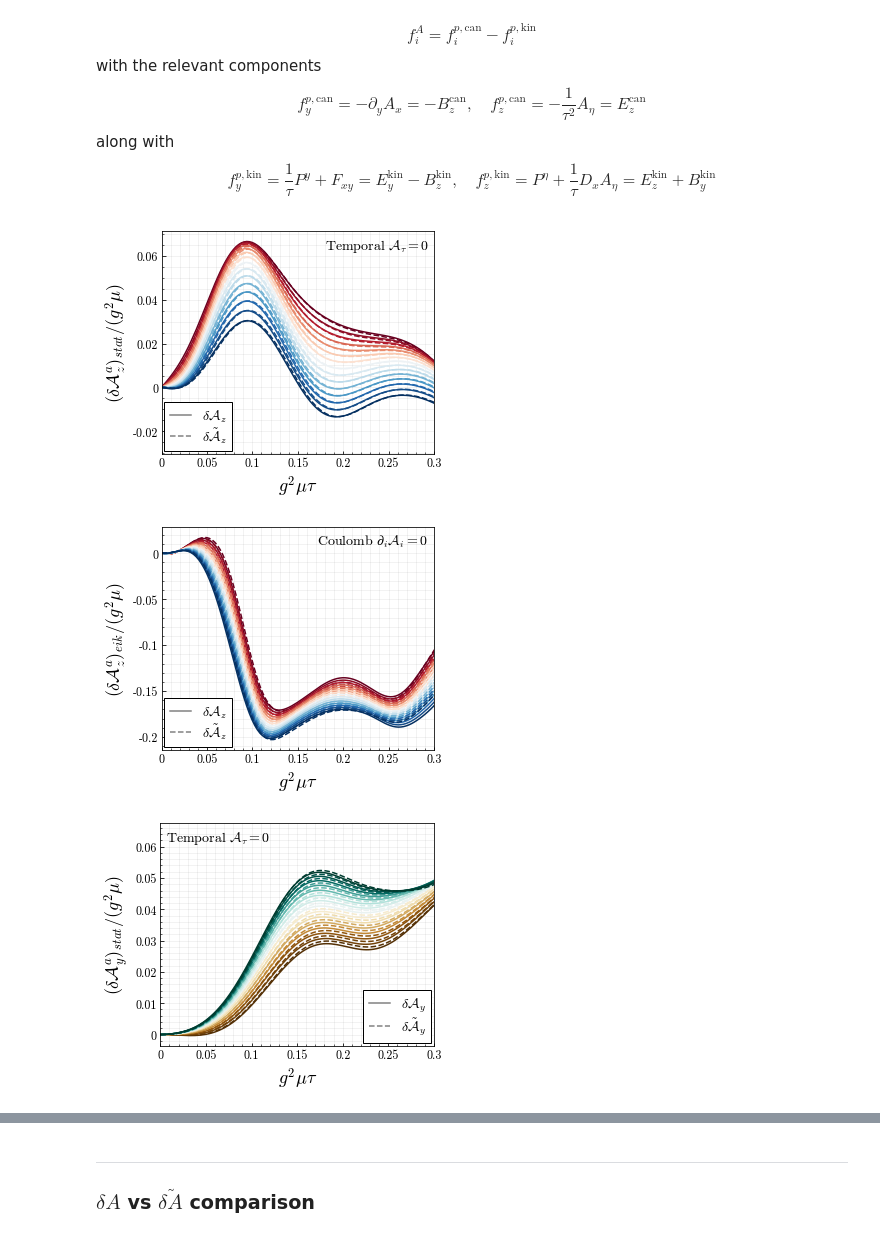
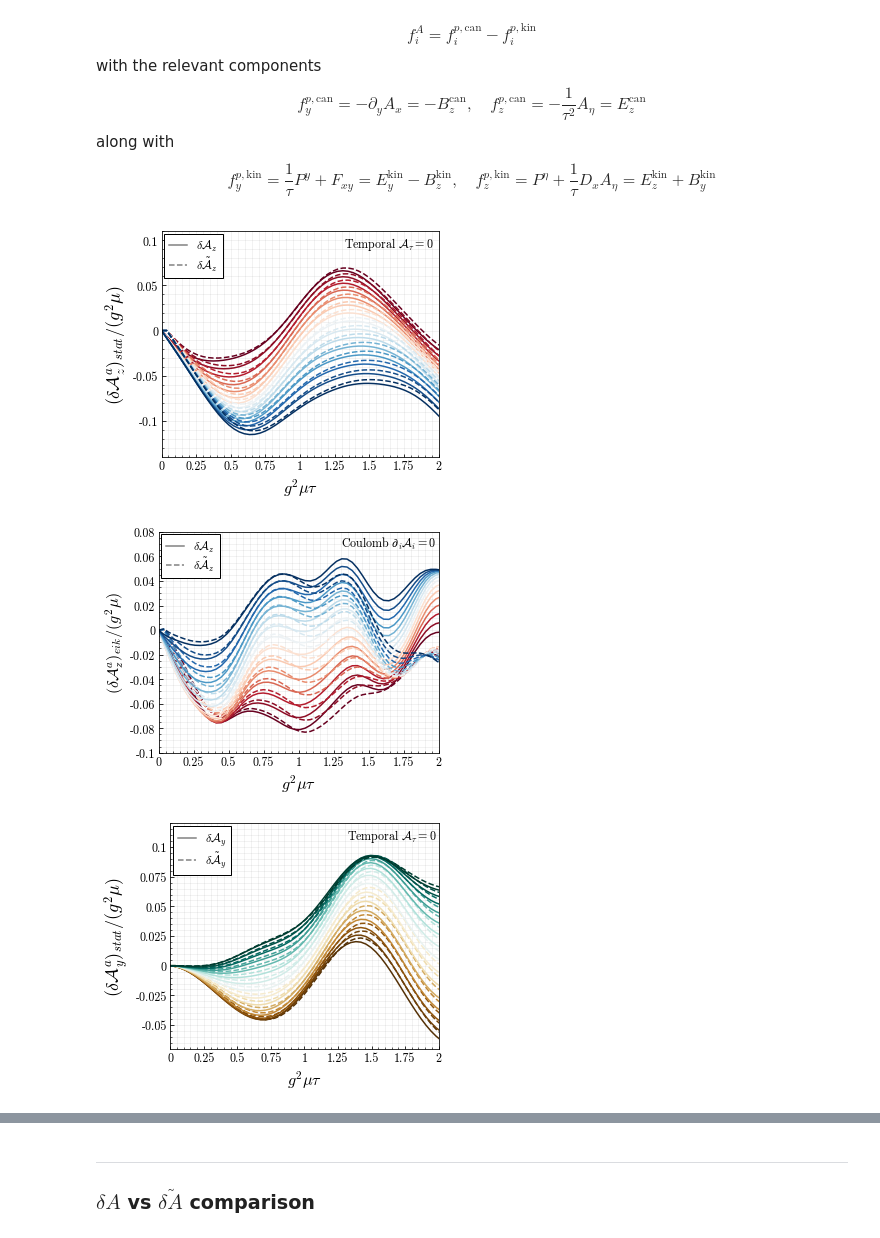
Before and after one commit to avramescudana/curraun, a Jupyter notebook: notebooks/classical_quantum_qhat_coulomb.ipynb, the cells around one changed output, grey strips where cells are left out. Drawn from its saved outputs; the diff is of its cells as text; code cells hidden in the pictures.

Commit message:
Latest plots for kinetic and canonic momentum paper.

```diff
--- a/notebooks/classical_quantum_qhat_coulomb.ipynb
+++ b/notebooks/classical_quantum_qhat_coulomb.ipynb
@@ -334,7 +356,7 @@ Coulomb gauge condition reached in 482 iterations with theta=9.48e-13
 # %%
 import pickle, os
 
-ntraj_save = 20  # only save first 20 trajectories for per-trajectory data
+ntraj_save = 40  # only save first 20 trajectories for per-trajectory data
 
 results = {
     # Simulation parameters
@@ -367,8 +389,8 @@ results = {
     # 'da_coulomb': da_coulomb[:, :ntraj_save],
 }
 
-# fname = f'qhat_coulomb_results_{quark}_n_{N}_{coulomb_gauge_mode}.pickle'
-fname = f'qhat_results_{quark}_n_{N}_{coulomb_gauge_mode}.pickle'
+fname = f'qhat_coulomb_results_{quark}_n_{N}_{coulomb_gauge_mode}_dimensionless_final.pickle'
+# fname = f'qhat_results_{quark}_n_{N}_{coulomb_gauge_mode}.pickle'
 with open(fname, 'wb') as f:
     pickle.dump(results, f, protocol=pickle.HIGHEST_PROTOCOL)
     f.flush()
@@ -632,8 +705,8 @@ cmap_rb = plt.cm.get_cmap('RdBu', 20)
 colors = [cmap_rb(i) for i in np.linspace(0, 1, ntraj)]
 
 i = 2  # z direction
-# na = 3  # algebra factor index (0-7 for SU(3)) eik
-na = 7  # algebra factor index (0-7 for SU(3)) stat
+# na = 5  # algebra factor index (0-7 for SU(3)) eik
+na = 3  # algebra factor index (0-7 for SU(3)) stat
 
 # Extract algebra factors from group elements
 def get_algebra_factor(data, traj_idx, direction, algebra_idx):
@@ -653,15 +726,16 @@ for j in range(ntraj):
     ax.plot(g2mu * tau, intfa_algebra * E0 / g2mu, linewidth=1.5, color=colors[j])
 
 # ax.set_xlim([0, max(tau)])
-ax.set_xlim([0, 0.3])
+ax.set_xlim([0, 2])
+ax.set_ylim([-0.14, 0.11])
 
 ax.xaxis.set_major_formatter(mticker.FuncFormatter(lambda x, _: '{:g}'.format(x)))
 ax.yaxis.set_major_formatter(mticker.FuncFormatter(lambda x, _: '{:g}'.format(x)))
 
-ax.xaxis.set_major_locator(mticker.MultipleLocator(0.05))
+ax.xaxis.set_major_locator(mticker.MultipleLocator(0.25))
 
-ax.set_xlabel(r"$g^2\mu\tau$", fontsize=18)
-# ax.set_ylabel(r"$(\delta \mathcal{A}^a_z)_{eik}/(g^2\mu)$", fontsize=18)
+ax.set_xlabel(r"$g^2\mu\tau$", fontsize=16)
+# ax.set_ylabel(r"$(\delta \mathcal{A}^a_z)_{eik}/(g^2\mu)$", fontsize=16)
 ax.set_ylabel(r"$(\delta \mathcal{A}^a_z)_{stat}/(g^2\mu)$", fontsize=18)
 ax.grid(which='major', color='gray', linestyle='-', linewidth=1, alpha=0.1)
 ax.tick_params(axis='both', which='major', direction='in', labelsize=12)
@@ -673,16 +747,16 @@ legend_elements = [
     Line2D([0], [0], color='gray', lw=1.5, linestyle='-', label=r'$\delta\mathcal{A}_z$'),
     Line2D([0], [0], color='gray', lw=1.5, linestyle='--', label=r'$\delta\tilde{\mathcal{A}}_z$'),
 ]
-legend1 = ax.legend(handles=legend_elements, fontsize=14, loc='lower left', handlelength=1.5, frameon=True, facecolor='white', edgecolor='black', framealpha=1.0, borderpad=0.1, labelspacing=0.1)
+legend1 = ax.legend(handles=legend_elements, fontsize=12, loc='upper left', handlelength=1.5, frameon=True, facecolor='white', edgecolor='black', framealpha=1.0, borderpad=0.1, labelspacing=0.1)
 legend1.get_frame().set_boxstyle("square")
 
-ax.text(0.6, 0.92, r'$\mathrm{Temporal}\,\,\mathcal{A}_\tau=0$', transform=ax.transAxes, fontsize=14, bbox=dict(boxstyle='square', facecolor='white', edgecolor='white', alpha=0.0, pad=0.2))
+ax.text(0.66, 0.93, r'$\mathrm{Temporal}\,\,\mathcal{A}_\tau=0$', transform=ax.transAxes, fontsize=12, bbox=dict(boxstyle='square', facecolor='white', edgecolor='white', alpha=0.0, pad=0.2))
 
 plt.tight_layout()
-plt.savefig(f'intfa_deltaa_z_no_coulomb_{quark}_n_{N}_v2.pdf', facecolor='w')
+plt.savefig(f'final_intfa_deltaa_z_no_coulomb_{quark}_n_{N}.pdf', facecolor='w')
 plt.show()
 # %% [output]
-[figure, old version]
+[figure, new version]
 # %%
 import matplotlib.pyplot as plt
 import matplotlib.ticker as mticker
@@ -717,41 +791,42 @@ def get_algebra_factor(data, traj_idx, direction, algebra_idx):
 
 for j in range(ntraj):
     da_algebra = get_algebra_factor(da_coulomb, j, i, na)
     intfa_algebra = get_algebra_factor(intfa_coulomb, j, i, na)
     ax.plot(g2mu * tau, da_algebra * E0 / g2mu, linewidth=1.5, linestyle='--', color=colors[j])
     ax.plot(g2mu * tau, intfa_algebra * E0 / g2mu, linewidth=1.5, color=colors[j])
 
 # ax.set_xlim([0, max(tau)])
-ax.set_xlim([0, 0.3])
+ax.set_xlim([0, 2])
+ax.set_ylim([-0.1, 0.08])
 
 ax.xaxis.set_major_formatter(mticker.FuncFormatter(lambda x, _: '{:g}'.format(x)))
 ax.yaxis.set_major_formatter(mticker.FuncFormatter(lambda x, _: '{:g}'.format(x)))
 
-ax.xaxis.set_major_locator(mticker.MultipleLocator(0.05))
+ax.xaxis.set_major_locator(mticker.MultipleLocator(0.25))
 # ax.yaxis.set_major_locator(mticker.MultipleLocator(0.08))
 
-ax.set_xlabel(r"$g^2\mu\tau$", fontsize=18)
-ax.set_ylabel(r"$(\delta \mathcal{A}^a_z)_{eik}/(g^2\mu)$", fontsize=18)
+ax.set_xlabel(r"$g^2\mu\tau$", fontsize=16)
+ax.set_ylabel(r"$(\delta \mathcal{A}^a_z)_{eik}/(g^2\mu)$", fontsize=16)
 ax.grid(which='major', color='gray', linestyle='-', linewidth=1, alpha=0.1)
 ax.tick_params(axis='both', which='major', direction='in', labelsize=12)
 ax.minorticks_on()
 ax.grid(which='minor', color='gray', linestyle='-', linewidth=1, alpha=0.1)
 ax.tick_params(axis='both', which='minor', direction='in')
 
 legend_elements = [
     Line2D([0], [0], color='gray', lw=1.5, linestyle='-', label=r'$\delta\mathcal{A}_z$'),
     Line2D([0], [0], color='gray', lw=1.5, linestyle='--', label=r'$\delta\tilde{\mathcal{A}}_z$'),
 ]
-legend1 = ax.legend(handles=legend_elements, fontsize=14, loc='lower left', handlelength=1.5, frameon=True, facecolor='white', edgecolor='black', framealpha=1.0, borderpad=0.1, labelspacing=0.1)
+legend1 = ax.legend(handles=legend_elements, fontsize=12, loc='upper left', handlelength=1.5, frameon=True, facecolor='white', edgecolor='black', framealpha=1.0, borderpad=0.1, labelspacing=0.1)
 legend1.get_frame().set_boxstyle("square")
 
-ax.text(0.57, 0.92, r'$\mathrm{Coulomb}\,\,\partial_i\mathcal{A}_i=0$', transform=ax.transAxes, fontsize=14, bbox=dict(boxstyle='square', facecolor='white', edgecolor='black', alpha=0.0, pad=0.2))
+ax.text(0.65, 0.93, r'$\mathrm{Coulomb}\,\,\partial_i\mathcal{A}_i=0$', transform=ax.transAxes, fontsize=12, bbox=dict(boxstyle='square', facecolor='white', edgecolor='black', alpha=0.0, pad=0.2))
 
 plt.tight_layout()
-plt.savefig(f'intfa_deltaa_z_coulomb_{quark}_n_{N}_v2.pdf', facecolor='w')
+plt.savefig(f'final_intfa_deltaa_z_coulomb_{quark}_n_{N}.pdf', facecolor='w')
 plt.show()
 # %% [output]
-[figure, old version]
+[figure, new version]
 # %%
 import matplotlib.pyplot as plt
 import matplotlib.ticker as mticker
@@ -771,8 +846,8 @@ cmap_rb = plt.cm.get_cmap('BrBG', 20)
 colors = [cmap_rb(i) for i in np.linspace(0, 1, ntraj)]
 
 i = 1  # y direction
-# na = 6  # algebra factor index (0-7 for SU(3)) eik
-na = 7  # algebra factor index (0-7 for SU(3)) stat
+# na = 7  # algebra factor index (0-7 for SU(3)) eik
+na = 0  # algebra factor index (0-7 for SU(3)) stat
 
 # Extract algebra factors from group elements
 def get_algebra_factor(data, traj_idx, direction, algebra_idx):
@@ -792,16 +867,17 @@ for j in range(ntraj):
     ax.plot(g2mu * tau, intfa_algebra * E0 / g2mu, linewidth=1.5, color=colors[j])
 
 # ax.set_xlim([0, max(tau)])
-ax.set_xlim([0, 0.3])
+ax.set_xlim([0, 2])
+ax.set_ylim([-0.07, 0.12])
 
 ax.xaxis.set_major_formatter(mticker.FuncFormatter(lambda x, _: '{:g}'.format(x)))
 ax.yaxis.set_major_formatter(mticker.FuncFormatter(lambda x, _: '{:g}'.format(x)))
 
-ax.xaxis.set_major_locator(mticker.MultipleLocator(0.05))
+ax.xaxis.set_major_locator(mticker.MultipleLocator(0.25))
 # ax.yaxis.set_major_locator(mticker.MultipleLocator(0.8))
 
-ax.set_xlabel(r"$g^2\mu\tau$", fontsize=18)
-ax.set_ylabel(r"$(\delta \mathcal{A}^a_y)_{eik}/(g^2\mu)$", fontsize=18)
+ax.set_xlabel(r"$g^2\mu\tau$", fontsize=16)
+# ax.set_ylabel(r"$(\delta \mathcal{A}^a_y)_{eik}/(g^2\mu)$", fontsize=16)
 ax.set_ylabel(r"$(\delta \mathcal{A}^a_y)_{stat}/(g^2\mu)$", fontsize=18)
 ax.grid(which='major', color='gray', linestyle='-', linewidth=1, alpha=0.1)
 ax.tick_params(axis='both', which='major', direction='in', labelsize=12)
@@ -813,16 +889,16 @@ legend_elements = [
     Line2D([0], [0], color='gray', lw=1.5, linestyle='-', label=r'$\delta\mathcal{A}_y$'),
     Line2D([0], [0], color='gray', lw=1.5, linestyle='--', label=r'$\delta\tilde{\mathcal{A}}_y$'),
 ]
-legend1 = ax.legend(handles=legend_elements, fontsize=14, loc='lower right', handlelength=1.5, frameon=True, facecolor='white', edgecolor='black', framealpha=1.0, borderpad=0.1, labelspacing=0.1)
+legend1 = ax.legend(handles=legend_elements, fontsize=12, loc='upper left', handlelength=1.5, frameon=True, facecolor='white', edgecolor='black', framealpha=1.0, borderpad=0.1, labelspacing=0.1)
 legend1.get_frame().set_boxstyle("square")
 
-ax.text(0.02, 0.92, r'$\mathrm{Temporal}\,\,\mathcal{A}_\tau=0$', transform=ax.transAxes, fontsize=14, bbox=dict(boxstyle='square', facecolor='white', edgecolor='black', alpha=0.0, pad=0.2))
+ax.text(0.66, 0.93, r'$\mathrm{Temporal}\,\,\mathcal{A}_\tau=0$', transform=ax.transAxes, fontsize=12, bbox=dict(boxstyle='square', facecolor='white', edgecolor='black', alpha=0.0, pad=0.2))
 
 plt.tight_layout()
-plt.savefig(f'intfa_deltaa_y_no_coulomb_{quark}_n_{N}_v2.pdf', facecolor='w')
+plt.savefig(f'final_intfa_deltaa_y_no_coulomb_{quark}_n_{N}.pdf', facecolor='w')
 plt.show()
 # %% [output]
-[figure, old version]
+[figure, new version]
 # %%
 import matplotlib.pyplot as plt
 import matplotlib.ticker as mticker
```
Also changed, not shown: parts of 19 cells of this notebook.
